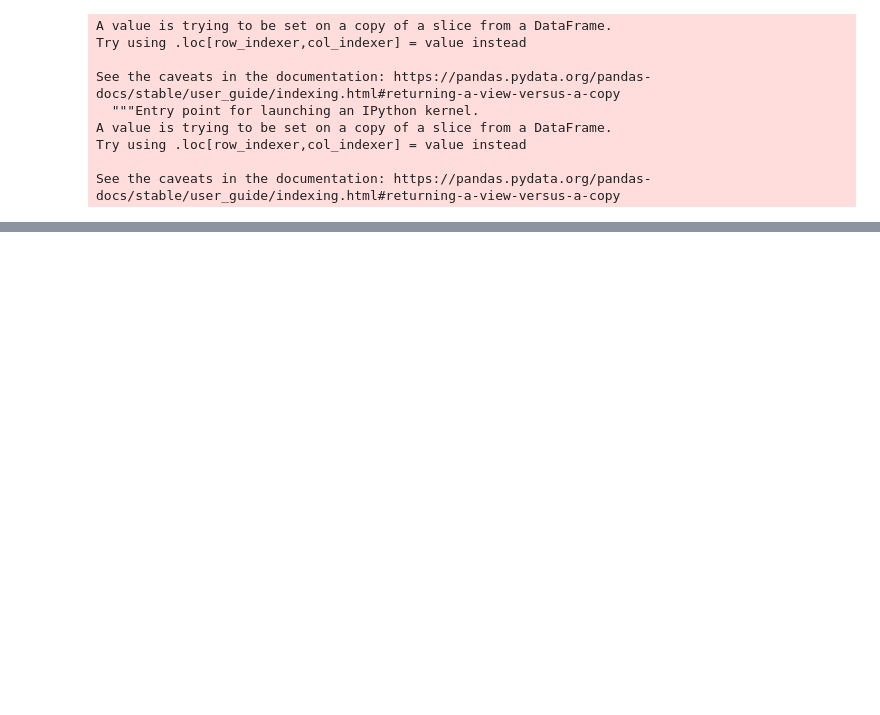
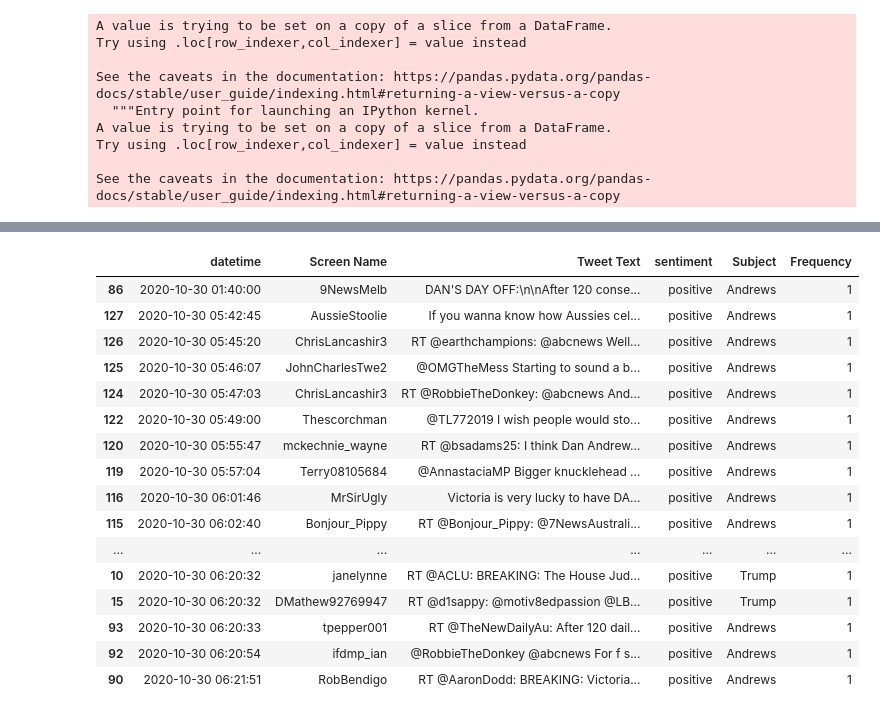
Before and after one commit to dmaheswaran1998/Final_Project, a Jupyter notebook: Jupyter_Notebooks/Editing_ML_tweets.ipynb, the cells around one changed output, grey strips where cells are left out. Saved outputs shown, nothing was run; the diff lists cells and outputs as text; code cells hidden in the pictures; blank space fills up the shorter version.

```diff
--- a/Jupyter_Notebooks/Editing_ML_tweets.ipynb
+++ b/Jupyter_Notebooks/Editing_ML_tweets.ipynb
@@ -41,13 +60,13 @@ See the caveats in the documentation: https://pandas.pydata.org/pandas-docs/stab
 # %%
 #modifying the date-time string
-time_string=trump2["Created at"].to_list()
+time_string=tweets2["Created at"].to_list()
 time_edited=[]
 for item in time_string:
     item2=item.replace(" +0000","")
     time_edited.append(item2)
 # %%
-trump2["Created at"]=time_edited
-trump2['Created at'] =  pd.to_datetime(trump2['Created at'], infer_datetime_format=True)
+tweets2["Created at"]=time_edited
+tweets2['Created at'] = pd.to_datetime(tweets2['Created at'], infer_datetime_format=True)
 # %% [output]
 A value is trying to be set on a copy of a slice from a DataFrame.
 Try using .loc[row_indexer,col_indexer] = value instead
@@ -59,15 +78,17 @@ Try using .loc[row_indexer,col_indexer] = value instead
 
 See the caveats in the documentation: https://pandas.pydata.org/pandas-docs/stable/user_guide/indexing.html#returning-a-view-versus-a-copy
 # %%
-trump2['date'] = trump2['Created at'].dt.date
+tweets2['date'] = tweets2['Created at'].dt.date
 #most frequent dates most are from the same day, wil lscreq axis if not all from the same day
-date = pd.DataFrame(trump2.groupby("date")["Frequency"].count())
+date = pd.DataFrame(tweets2.groupby("date")["Frequency"].count())
 date=date.sort_values(by='Frequency', ascending=False)
 #to keep majority of the graph, only display one day of data
 date=date.head(1)
 day=date.index.values[0]
 # %%
-edited_time_df=trump2.loc[trump2["date"]==day, ["date", "Created at", "Screen Name", "Tweet Text", "sentiment", "Frequency"]]
-edited=edited_time_df.sort_values(by='Created at')
+edited_time_tweets=tweets2.loc[tweets2["date"]==day, ["date", "Created at", "Screen Name", "Tweet Text", "sentiment", "Subject", "Frequency"]]
+edited=edited_time_tweets.sort_values(by='Created at')
 edited=edited.rename(columns={"Created at": "datetime"})
 edited=edited.drop(columns=['date'])
+edited.count()
+edited
@@ -74,6 +109,22 @@ edited=edited.drop(columns=['date'])
 # %%
 #json positive sentiment
 only_positive = edited.loc[edited["sentiment"] == "positive", :]
-positive_frequency=only_positive[["datetime", "Frequency"]]
-only_positive=positive_frequency.resample('0.05T', on='datetime').sum()
-only_positive=only_positive.reset_index()
+only_positive
+# %% [output]
+|  | datetime | Screen Name | Tweet Text | sentiment | Subject | Frequency |
+| 86 | 2020-10-30 01:40:00 | 9NewsMelb | DAN'S DAY OFF:\n\nAfter 120 conse... | positive | Andrews | 1 |
+| 127 | 2020-10-30 05:42:45 | AussieStoolie | If you wanna know how Aussies cel... | positive | Andrews | 1 |
+| 126 | 2020-10-30 05:45:20 | ChrisLancashir3 | RT @earthchampions: @abcnews Well... | positive | Andrews | 1 |
+| 125 | 2020-10-30 05:46:07 | JohnCharlesTwe2 | @OMGTheMess Starting to sound a b... | positive | Andrews | 1 |
+| 124 | 2020-10-30 05:47:03 | ChrisLancashir3 | RT @RobbieTheDonkey: @abcnews And... | positive | Andrews | 1 |
+| 122 | 2020-10-30 05:49:00 | Thescorchman | @TL772019 I wish people would sto... | positive | Andrews | 1 |
+| 120 | 2020-10-30 05:55:47 | mckechnie_wayne | RT @bsadams25: I think Dan Andrew... | positive | Andrews | 1 |
+| 119 | 2020-10-30 05:57:04 | Terry08105684 | @AnnastaciaMP Bigger knucklehead ... | positive | Andrews | 1 |
+| 116 | 2020-10-30 06:01:46 | MrSirUgly | Victoria is very lucky to have DA... | positive | Andrews | 1 |
+| 115 | 2020-10-30 06:02:40 | Bonjour_Pippy | RT @Bonjour_Pippy: @7NewsAustrali... | positive | Andrews | 1 |
+| ... | ... | ... | ... | ... | ... | ... |
+| 10 | 2020-10-30 06:20:32 | janelynne | RT @ACLU: BREAKING: The House Jud... | positive | Trump | 1 |
+| 15 | 2020-10-30 06:20:32 | DMathew92769947 | RT @d1sappy: @motiv8edpassion @LB... | positive | Trump | 1 |
+| 93 | 2020-10-30 06:20:33 | tpepper001 | RT @TheNewDailyAu: After 120 dail... | positive | Andrews | 1 |
+| 92 | 2020-10-30 06:20:54 | ifdmp_ian | @RobbieTheDonkey @abcnews For f s... | positive | Andrews | 1 |
+| 90 | 2020-10-30 06:21:51 | RobBendigo | RT @AaronDodd: BREAKING: Victoria... | positive | Andrews | 1 |
```
Also changed, not shown: parts of 40 cells of this notebook, 12 other files.
